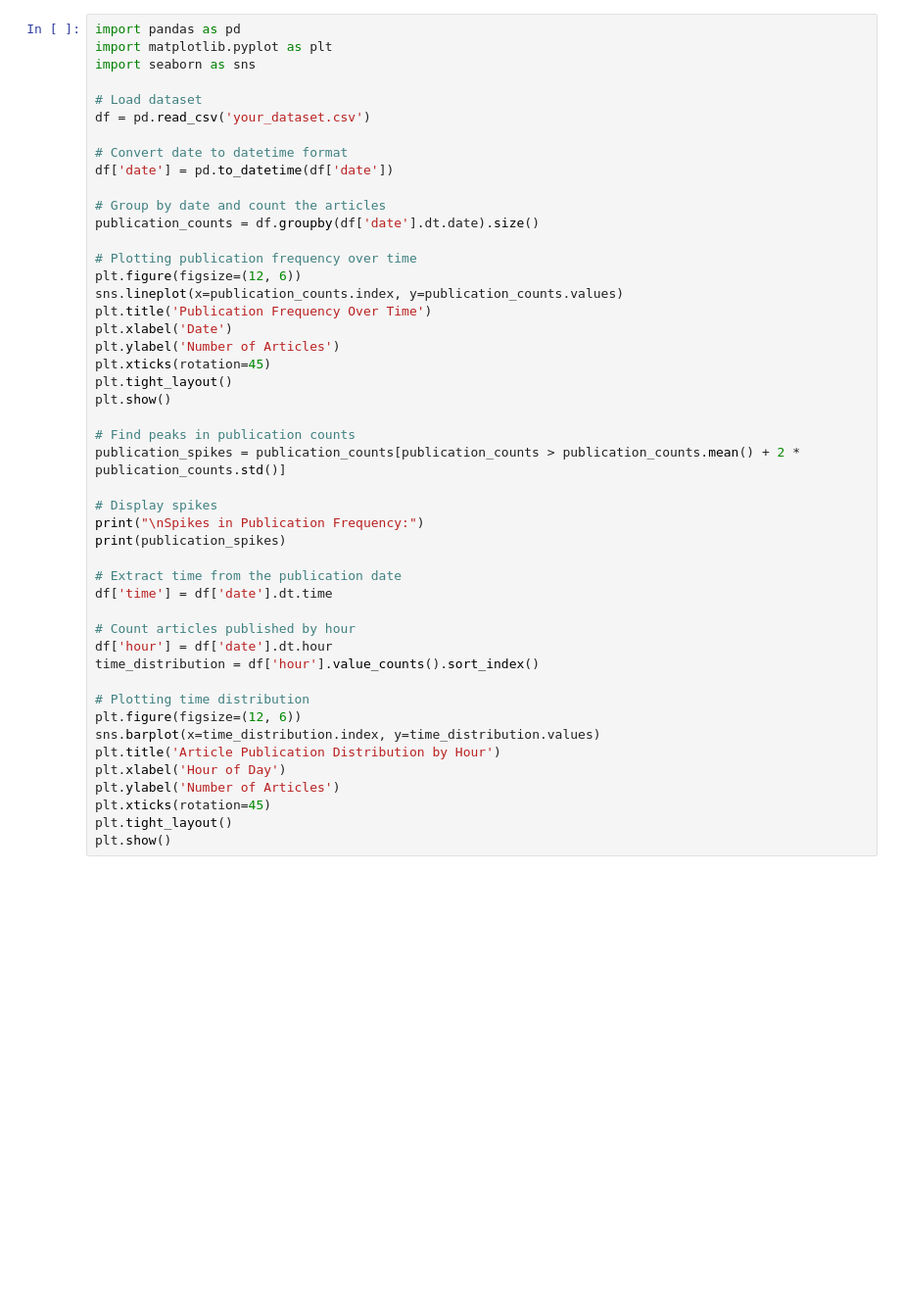
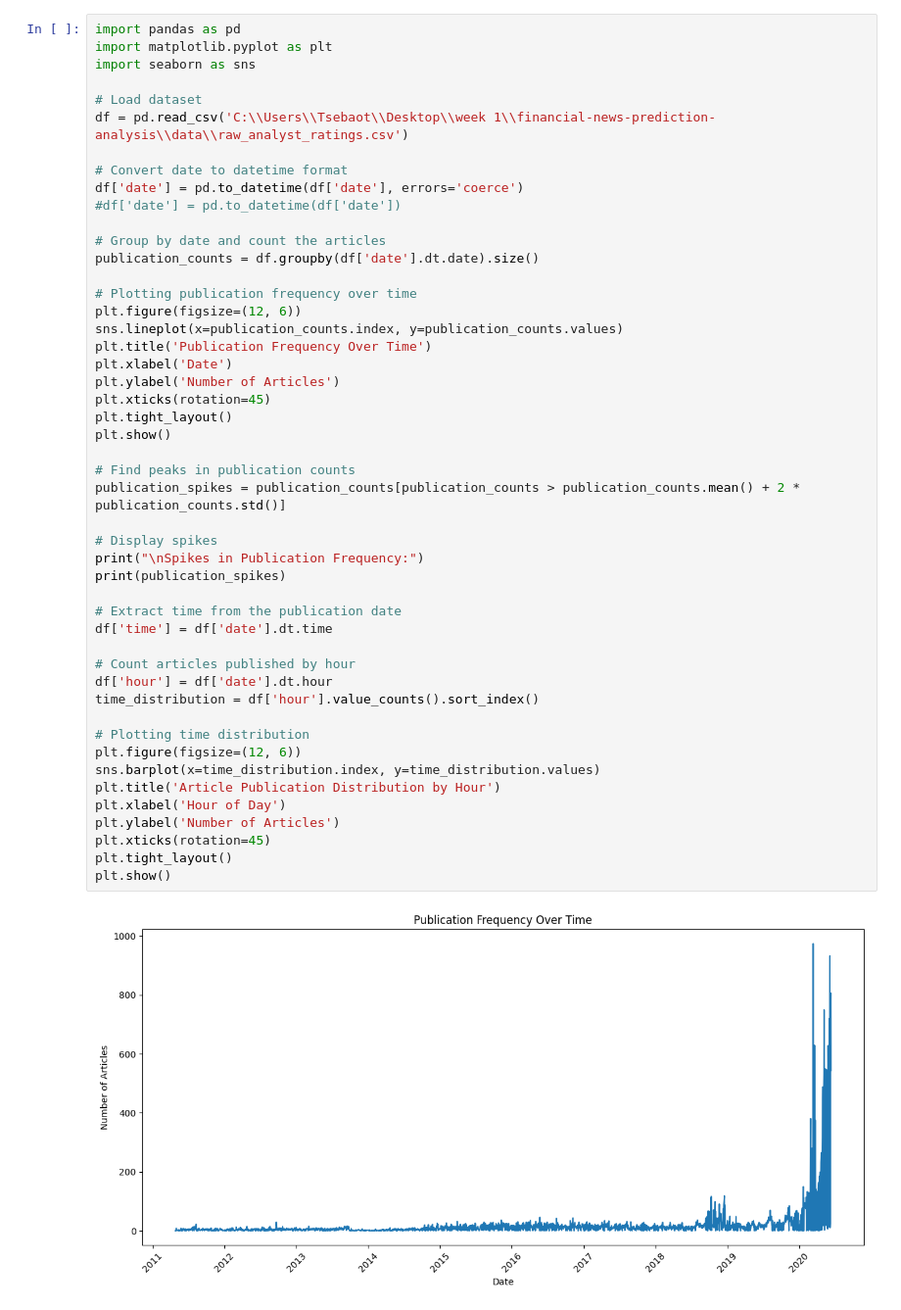
Before and after one commit to Tsebaot-Girma/financial-news-prediction-analysis, a Jupyter notebook: notebooks/Time Series Analysis.ipynb, the cells around one changed output. Shown: that part at 98% size. Cells and saved outputs as stored; diff of their text form; blank space fills up the shorter version.

Commit message:
Implemented time series  analysis

```diff
--- a/notebooks/Time Series Analysis.ipynb
+++ b/notebooks/Time Series Analysis.ipynb
@@ -4,10 +4,11 @@ import matplotlib.pyplot as plt
 import seaborn as sns
 
 # Load dataset
-df = pd.read_csv('your_dataset.csv')
+df = pd.read_csv('C:\\Users\\Tsebaot\\Desktop\\week 1\\financial-news-prediction-analysis\\data\\raw_analyst_ratings.csv')
 
 # Convert date to datetime format
-df['date'] = pd.to_datetime(df['date'])
+df['date'] = pd.to_datetime(df['date'], errors='coerce')
+#df['date'] = pd.to_datetime(df['date'])
 
 # Group by date and count the articles
 publication_counts = df.groupby(df['date'].dt.date).size()
@@ -18,30 +19,32 @@ sns.lineplot(x=publication_counts.index, y=publication_counts.values)
 plt.title('Publication Frequency Over Time')
 plt.xlabel('Date')
 plt.ylabel('Number of Articles')
 plt.xticks(rotation=45)
 plt.tight_layout()
 plt.show()
 
 # Find peaks in publication counts
 publication_spikes = publication_counts[publication_counts > publication_counts.mean() + 2 * publication_counts.std()]
 
 # Display spikes
 print("\nSpikes in Publication Frequency:")
 print(publication_spikes)
 
 # Extract time from the publication date
 df['time'] = df['date'].dt.time
 
 # Count articles published by hour
 df['hour'] = df['date'].dt.hour
 time_distribution = df['hour'].value_counts().sort_index()
 
 # Plotting time distribution
 plt.figure(figsize=(12, 6))
 sns.barplot(x=time_distribution.index, y=time_distribution.values)
 plt.title('Article Publication Distribution by Hour')
 plt.xlabel('Hour of Day')
 plt.ylabel('Number of Articles')
 plt.xticks(rotation=45)
 plt.tight_layout()
 plt.show()
+# %% [output]
+[figure, added]
```
Also changed, not shown: parts of 6 cells of this notebook, 3 other files.
